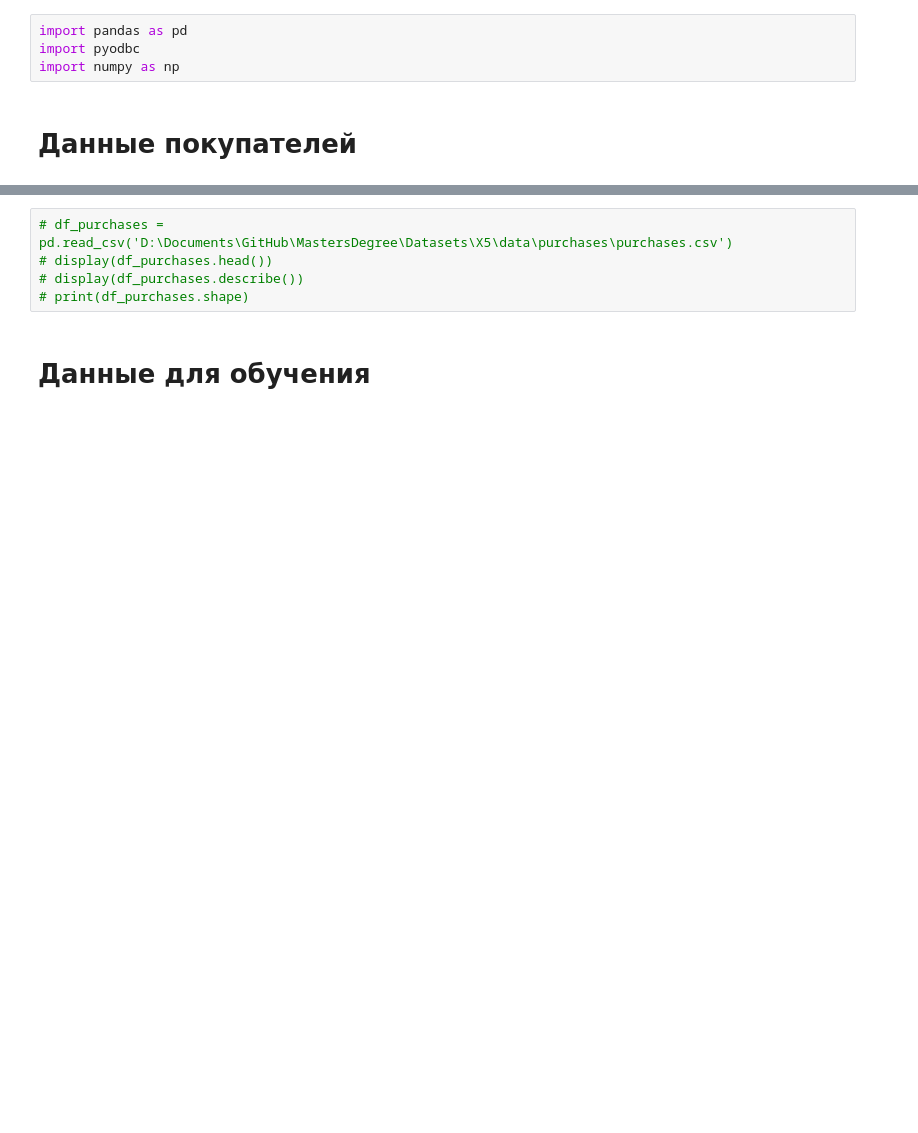
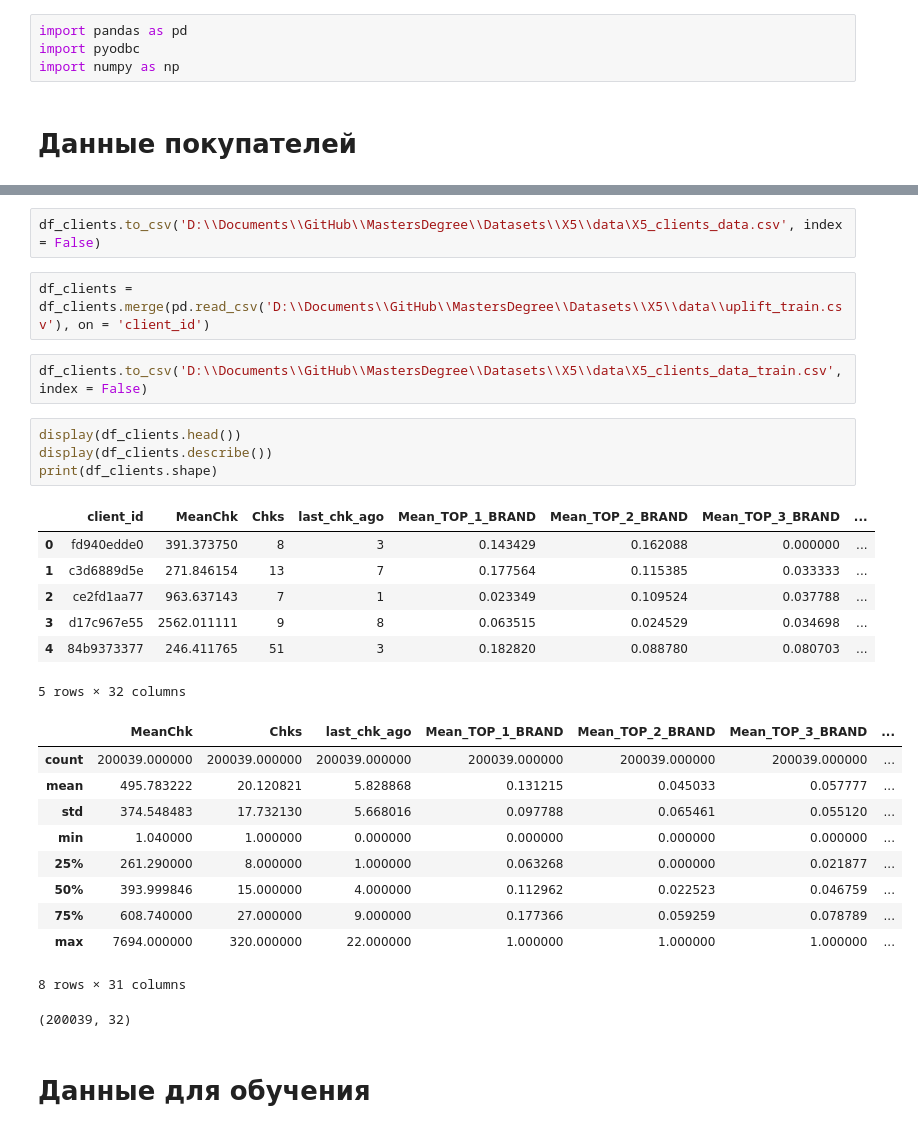
Before and after one commit to JacKira/MastersDegree, a Jupyter notebook: Notebooks/X5/DataView.ipynb, the cells around one changed output, grey strips where cells are left out. Saved outputs shown, nothing was run; the diff lists cells and outputs as text; blank space fills up the shorter version.

```diff
--- a/Notebooks/X5/DataView.ipynb
+++ b/Notebooks/X5/DataView.ipynb
@@ -66,8 +34,32 @@ print(df_products.shape)
-# %%
-# df_purchases = pd.read_csv('D:\Documents\GitHub\MastersDegree\Datasets\X5\data\purchases\purchases.csv')
-# display(df_purchases.head())
-# display(df_purchases.describe())
-# print(df_purchases.shape)
+# %%
+df_clients.to_csv('D:\\Documents\\GitHub\\MastersDegree\\Datasets\\X5\\data\X5_clients_data.csv', index = False)
+# %%
+df_clients = df_clients.merge(pd.read_csv('D:\\Documents\\GitHub\\MastersDegree\\Datasets\\X5\\data\\uplift_train.csv'), on = 'client_id')
+# %%
+df_clients.to_csv('D:\\Documents\\GitHub\\MastersDegree\\Datasets\\X5\\data\X5_clients_data_train.csv', index = False)
+# %%
+display(df_clients.head())
+display(df_clients.describe())
+print(df_clients.shape)
+# %% [output]
+|  | client_id | MeanChk | Chks | last_chk_ago | Mean_TOP_1_BRAND | Mean_TOP_2_BRAND | Mean_TOP_3_BRAND | ... |
+| 0 | fd940edde0 | 391.373750 | 8 | 3 | 0.143429 | 0.162088 | 0.000000 | ... |
+| 1 | c3d6889d5e | 271.846154 | 13 | 7 | 0.177564 | 0.115385 | 0.033333 | ... |
+| 2 | ce2fd1aa77 | 963.637143 | 7 | 1 | 0.023349 | 0.109524 | 0.037788 | ... |
+| 3 | d17c967e55 | 2562.011111 | 9 | 8 | 0.063515 | 0.024529 | 0.034698 | ... |
+| 4 | 84b9373377 | 246.411765 | 51 | 3 | 0.182820 | 0.088780 | 0.080703 | ... |
+5 rows × 32 columns
+|  | MeanChk | Chks | last_chk_ago | Mean_TOP_1_BRAND | Mean_TOP_2_BRAND | Mean_TOP_3_BRAND | ... |
+| count | 200039.000000 | 200039.000000 | 200039.000000 | 200039.000000 | 200039.000000 | 200039.000000 | ... |
+| mean | 495.783222 | 20.120821 | 5.828868 | 0.131215 | 0.045033 | 0.057777 | ... |
+| std | 374.548483 | 17.732130 | 5.668016 | 0.097788 | 0.065461 | 0.055120 | ... |
+| min | 1.040000 | 1.000000 | 0.000000 | 0.000000 | 0.000000 | 0.000000 | ... |
+| 25% | 261.290000 | 8.000000 | 1.000000 | 0.063268 | 0.000000 | 0.021877 | ... |
+| 50% | 393.999846 | 15.000000 | 4.000000 | 0.112962 | 0.022523 | 0.046759 | ... |
+| 75% | 608.740000 | 27.000000 | 9.000000 | 0.177366 | 0.059259 | 0.078789 | ... |
+| max | 7694.000000 | 320.000000 | 22.000000 | 1.000000 | 1.000000 | 1.000000 | ... |
+8 rows × 31 columns
+(200039, 32)
 # %% [markdown]
 # Данные для обучения
 # %%
```
Also changed, not shown: parts of 2 cells of this notebook, 2 other files.
